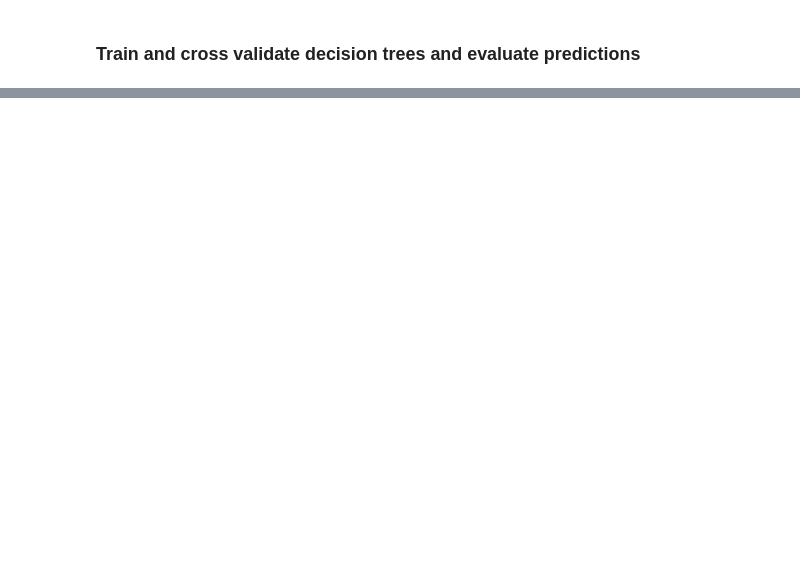
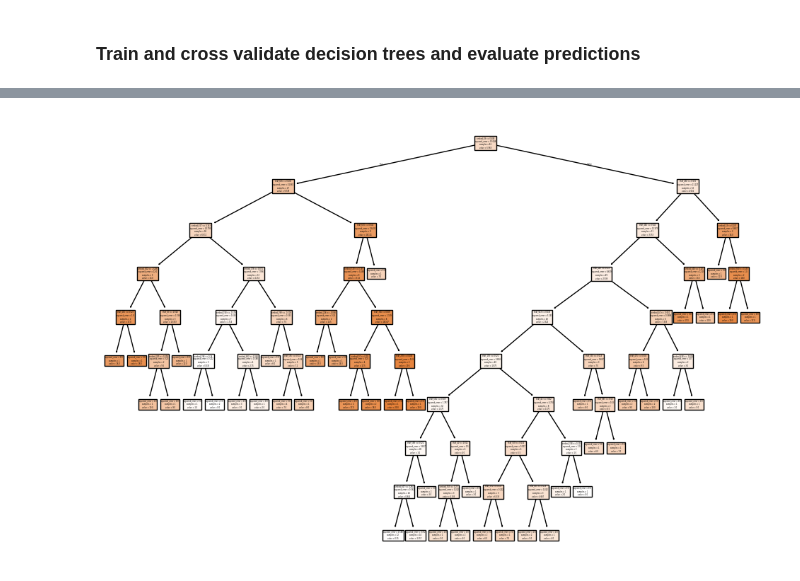
Before and after one commit to NoahBSchwartz/ML_HW_4, a Jupyter notebook: questions_a-b/ML_HW_4_ab.ipynb, the cells around one changed output, grey strips where cells are left out. Cells and saved outputs as stored; diff of their text form; code cells hidden in the pictures; blank space fills up the shorter version.

```diff
--- a/questions_a-b/ML_HW_4_ab.ipynb
+++ b/questions_a-b/ML_HW_4_ab.ipynb
@@ -123,4 +123,19 @@ for file in transcripts_list:
     lang_features[id] = tmp_features
 # %% [markdown]
 #### Get syntactic vector of all transcripts
+# %%
+# Read transcript and prepare for simple vectorization
+all_transcripts = list()
+for file in transcripts_list:
+    ls = read_transcript_csv(os.path.join(transcripts_path, file))
+    all_transcripts.append(ls)
+
+# Consolidate transcripts as contiguous lists (documents)
+transcripts_concat = [' '.join(t) for t in all_transcripts]
+
+# Vectorize
+vectorizer = TfidfVectorizer(min_df=10)  # Reduce sparsity by requiring words appear in at least 10 documents
+tfidf_matrix = vectorizer.fit_transform(transcripts_concat)
+pure_tfidf_matrix = tfidf_matrix.toarray()
+tfidf_features = vectorizer.get_feature_names_out()
 # %%
@@ -353,0 +421,6 @@ plt.show()
+# %%
+plt.figure(figsize=(12, 8))
+plot_tree(best_overall_model, feature_names=X.columns, class_names=True, filled=True)
+plt.show()
+# %% [output]
+[figure, added]
```
Also changed, not shown: parts of 20 cells of this notebook.
